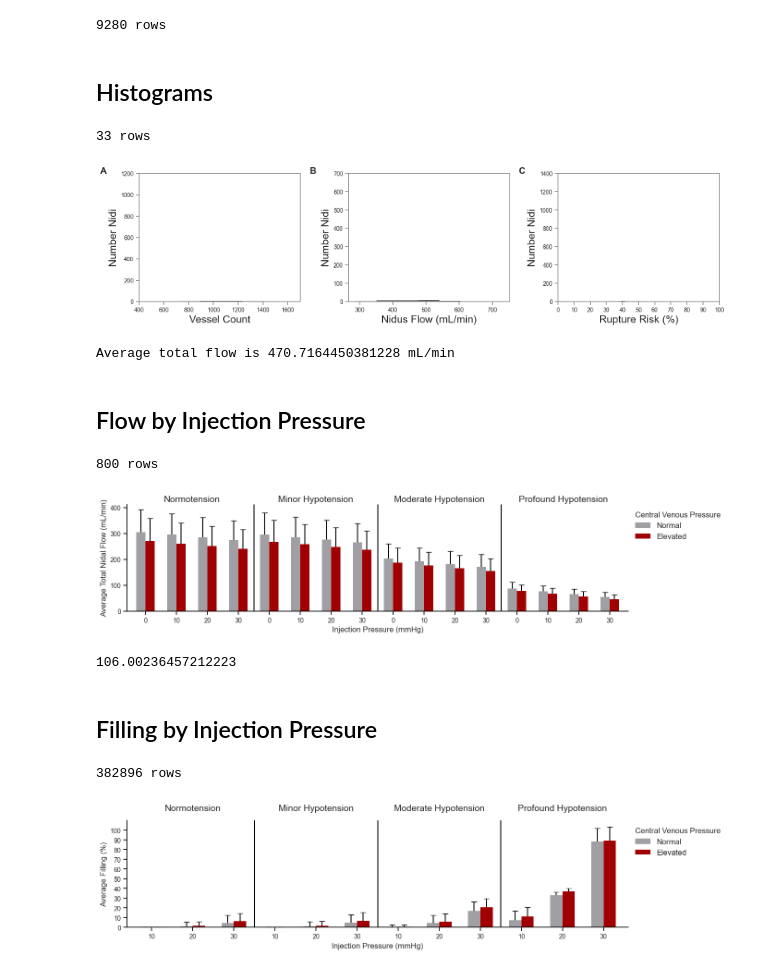
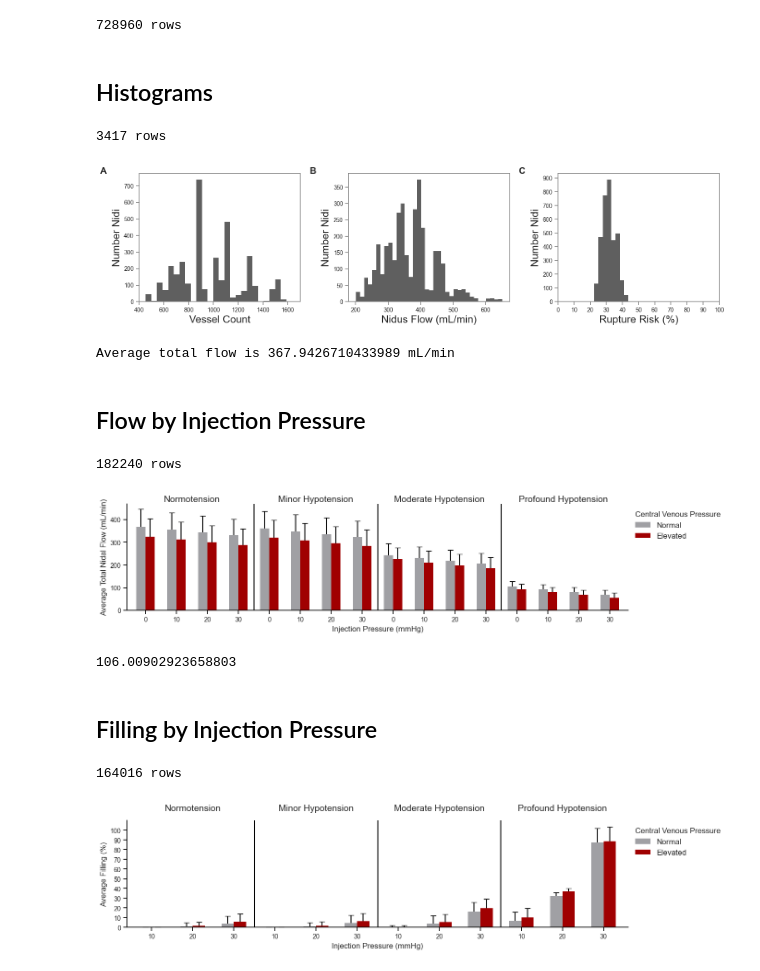
Before and after one commit to JentGent/avm, a Jupyter notebook: jupyter/jupyter.ipynb, the cells around one changed output. Saved outputs shown, nothing was run; the diff lists cells and outputs as text; code cells hidden in the pictures.

```diff
--- a/jupyter/jupyter.ipynb
+++ b/jupyter/jupyter.ipynb
@@ -17,10 +17,10 @@ df_combined = df_mac._append(df_windows, ignore_index=True)
 df_combined.to_csv(output_file_path, index=False)
 # %%
 # Read CSV file
-data = pd.read_csv('../data/2024-08-24-six-compartments-no-af4-af3-tiny.csv')
+data = pd.read_csv('../data/2024-08-25-combined.csv')
 print(f'{len(data)} rows')
 # %% [output]
-9280 rows
+728960 rows
 # %% [markdown]
 ## Histograms
 # %%
@@ -34,7 +34,7 @@ filtered_data = data[
 
 print(f'{len(filtered_data)} rows')
 # %% [output]
-33 rows
+3417 rows
 # %%
 sns.set_theme(style='whitegrid', font_scale=1.5)
 
@@ -107,38 +107,38 @@ plt.setp(
     axs[0],
     xlabel='Vessel Count',
     xlim=[400, 1700],
     xticks=range(400, 1700, 200),
-    yticks=range(0, 1201, 200),
+    # yticks=range(0, 1201, 200),
 )
 
 #######
 # AX 1
 #######
 
 plt.setp(
     axs[1],
     xlabel='Nidus Flow (mL/min)',
-    yticks=range(0, 701, 100),
+    # yticks=range(0, 701, 100),
 )
 
 #######
 # AX 2
 #######
 
 plt.setp(
     axs[2],
     xlabel='Rupture Risk (%)',
     xlim=[0, 100],
     xticks=range(0, 101, 10),
-    yticks=range(0, 1501, 200)
+    yticks=range(0, 901, 100)
 )
 
 plt.show()
 
 print(f'Average total flow is {np.mean(filtered_data['Feeder total flow (mL/min)'])} mL/min')
 # %% [output]
-[figure, old version]
+[figure, new version]
-Average total flow is 470.7164450381228 mL/min
+Average total flow is 367.9426710433989 mL/min
 # %% [markdown]
 ## Flow by Injection Pressure
 # %%
@@ -149,7 +149,7 @@ filtered_data = data[
 
 print(f'{len(filtered_data)} rows')
 # %% [output]
-800 rows
+182240 rows
 # %%
 grouped_data = filtered_data.groupby(['Blood pressure hypotension', 'Injection pressure (mmHg)', 'CVP pressure']).agg({
     'Feeder total flow (mL/min)': ['mean', 'std']
@@ -257,7 +257,7 @@ ax.legend(
 plt.grid(False)
 plt.show()
 # %% [output]
-[figure, old version]
+[figure, new version]
 # %%
 value = grouped_data[
     (grouped_data['Blood pressure hypotension'] == 'profound') &
@@ -268,7 +268,7 @@ value = grouped_data[
 
 print(value)
 # %% [output]
-106.00236457212223
+106.00902923658803
 # %% [markdown]
 ## Filling by Injection Pressure
 # %%
@@ -280,7 +280,7 @@ filtered_data = data[
 
 print(f'{len(filtered_data)} rows')
 # %% [output]
-382896 rows
+164016 rows
 # %%
 grouped_data = filtered_data.groupby(['Blood pressure hypotension', 'Injection pressure (mmHg)', 'CVP pressure']).agg({
     'Percent filled post-injection (%)': ['mean', 'std']
```
Also changed, not shown: parts of 22 cells of this notebook.
